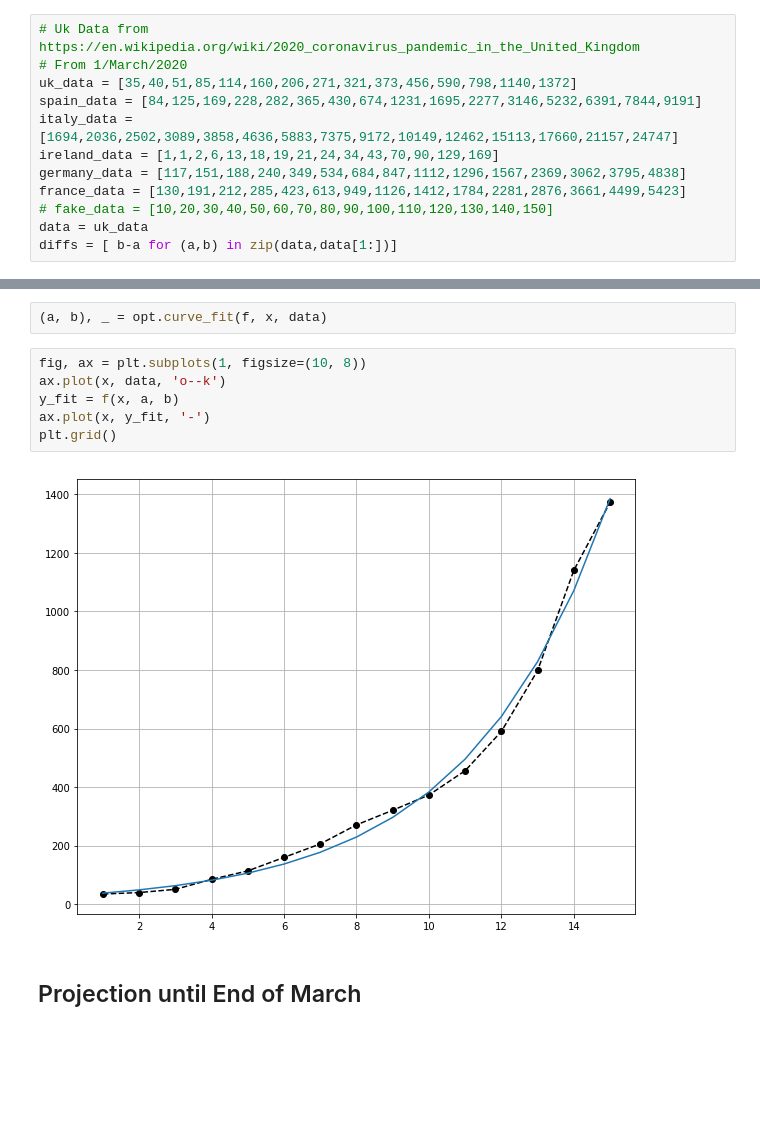
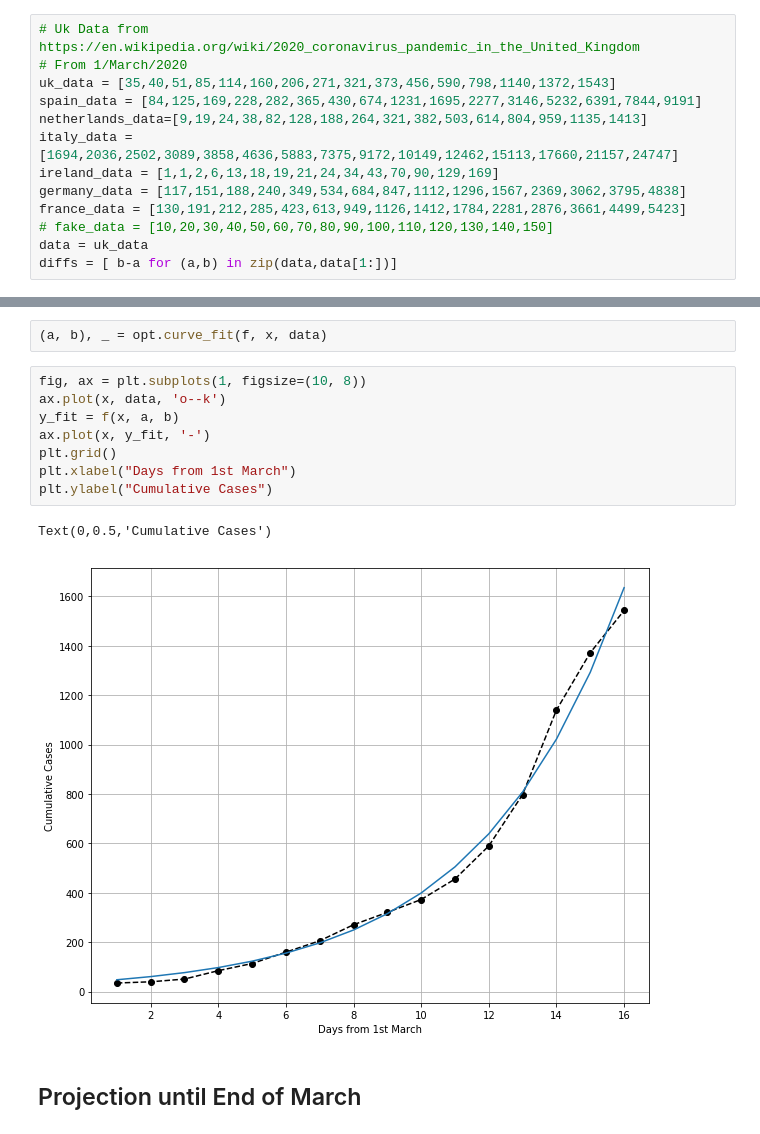
Before and after one commit to burntout/UK-Covid19, a Jupyter notebook: UK-Covid19-least-squares-fit.ipynb, the cells around one changed output, grey strips where cells are left out. Saved outputs shown, nothing was run; the diff lists cells and outputs as text; blank space fills up the shorter version.

Commit message:
Added UK 16th March data, and graph labels

```diff
--- a/UK-Covid19-least-squares-fit.ipynb
+++ b/UK-Covid19-least-squares-fit.ipynb
@@ -11,8 +11,9 @@ def f(x, a, b):
 # %%
 # Uk Data from https://en.wikipedia.org/wiki/2020_coronavirus_pandemic_in_the_United_Kingdom
 # From 1/March/2020
-uk_data = [35,40,51,85,114,160,206,271,321,373,456,590,798,1140,1372]
+uk_data = [35,40,51,85,114,160,206,271,321,373,456,590,798,1140,1372,1543]
 spain_data = [84,125,169,228,282,365,430,674,1231,1695,2277,3146,5232,6391,7844,9191]
+netherlands_data=[9,19,24,38,82,128,188,264,321,382,503,614,804,959,1135,1413]
 italy_data = [1694,2036,2502,3089,3858,4636,5883,7375,9172,10149,12462,15113,17660,21157,24747]
 ireland_data = [1,1,2,6,13,18,19,21,24,34,43,70,90,129,169]
 germany_data = [117,151,188,240,349,534,684,847,1112,1296,1567,2369,3062,3795,4838]
@@ -30,11 +31,14 @@ x = np.linspace(1, n, n)
 # %%
 fig, ax = plt.subplots(1, figsize=(10, 8))
 ax.plot(x, data, 'o--k')
 y_fit = f(x, a, b)
 ax.plot(x, y_fit, '-')
 plt.grid()
+plt.xlabel("Days from 1st March")
+plt.ylabel("Cumulative Cases")
 # %% [output]
+Text(0,0.5,'Cumulative Cases')
-[figure, old version]
+[figure, new version]
 # %% [markdown]
 ## Projection until End of March
 # %%
```
Also changed, not shown: parts of 2 cells of this notebook.
